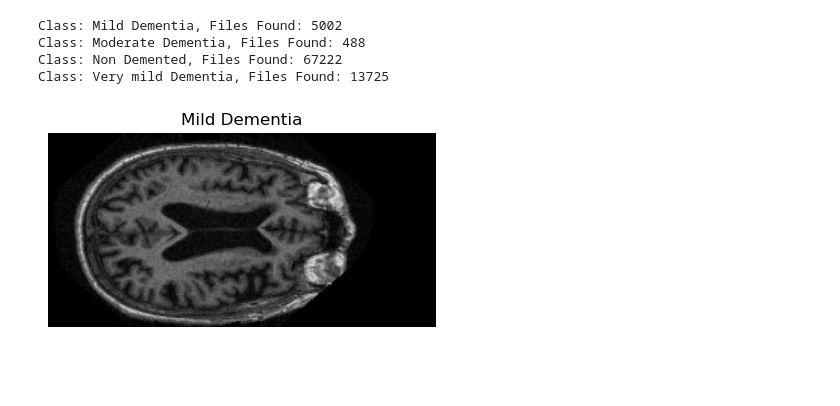
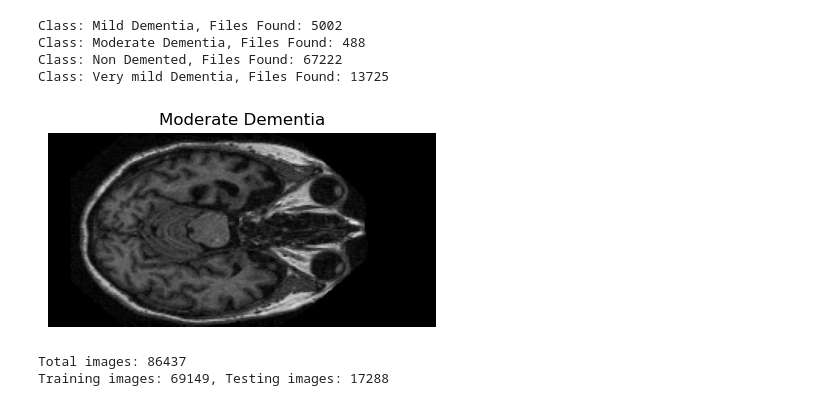
Before and after one commit to Hutt01/AAUTIA2, a Jupyter notebook: FJSL_Alzheimer_Classification.ipynb, the cells around one changed output. Cells and saved outputs as stored; diff of their text form; code cells hidden in the pictures; blank space fills up the shorter version.

```diff
--- a/FJSL_Alzheimer_Classification.ipynb
+++ b/FJSL_Alzheimer_Classification.ipynb
@@ -38,13 +38,24 @@ Class: Very mild Dementia, Files Found: 13725
 # %%
 import matplotlib.pyplot as plt
 import matplotlib.image as mpimg
 
 # Load and plot an image
-img = mpimg.imread(image_paths[0])
+img = mpimg.imread(image_paths[5002])
 plt.figure(figsize=(5, 5))
-plt.title(classes[labels[0]])
+plt.title(classes[labels[5002]])
 plt.imshow(img)
 plt.axis('off')  # Hide axis
 plt.show()
 # %% [output]
-[figure, old version]
+[figure, new version]
+# %%
+# Split Dataset
+train_paths, test_paths, train_labels, test_labels = train_test_split(
+    image_paths, labels, test_size=0.2, random_state=42, stratify=labels
+)
+
+print(f"Total images: {len(image_paths)}")
+print(f"Training images: {len(train_paths)}, Testing images: {len(test_paths)}")
+# %% [output]
+Total images: 86437
+Training images: 69149, Testing images: 17288
```
Also changed, not shown: parts of 7 cells of this notebook.
